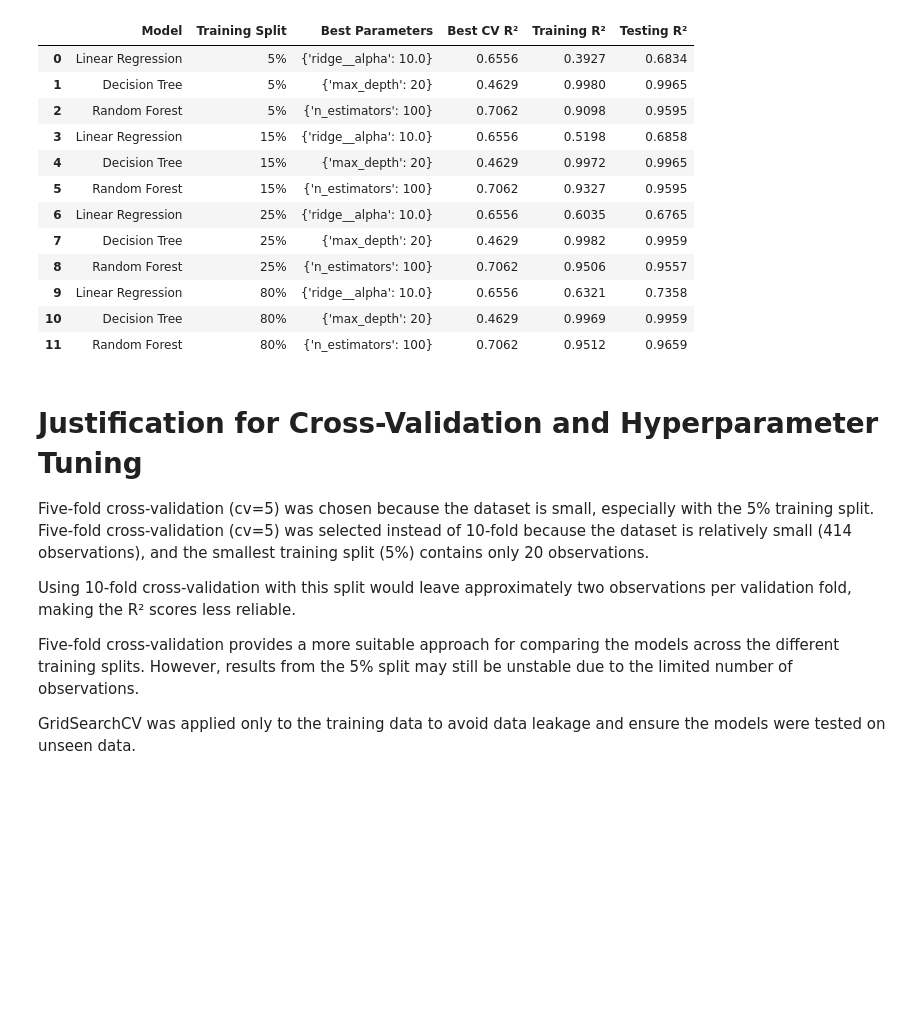
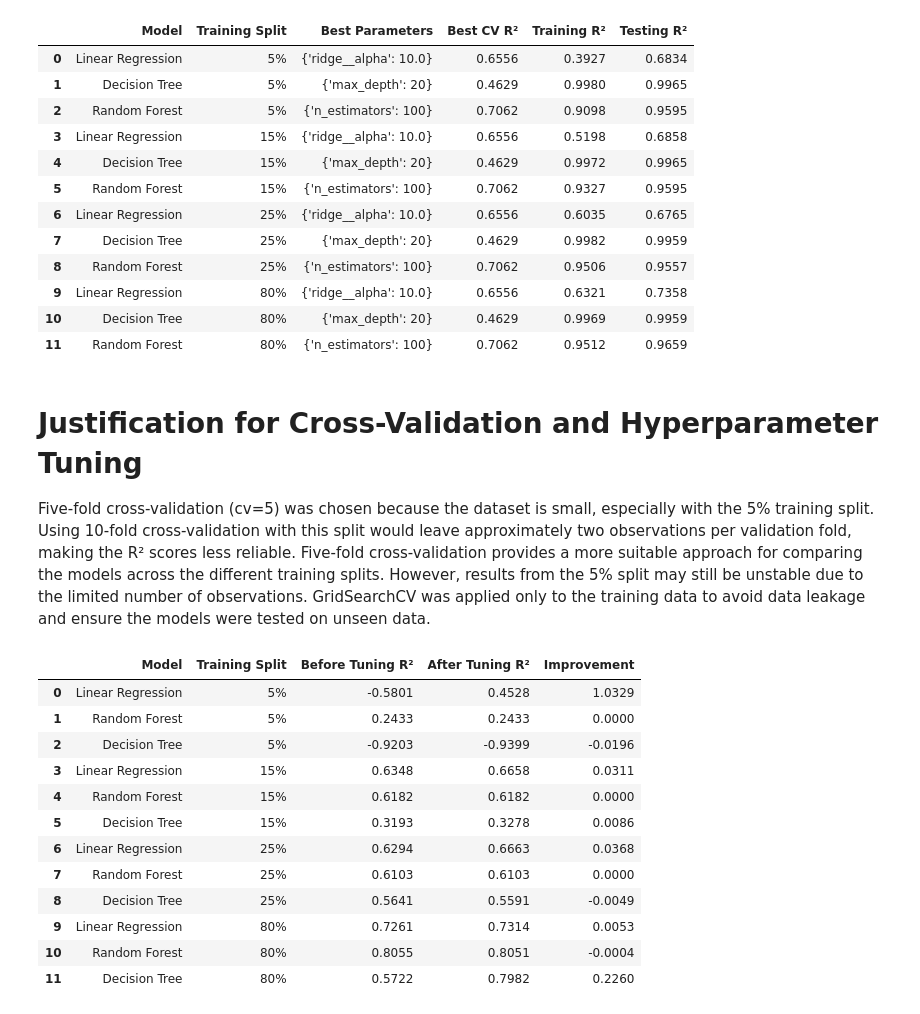
Before and after one commit to sba25049-boop/ML-CA1_sba25049_1126, a Jupyter notebook: Mariana_Garcia_sba25049_CA1.ipynb, the cells around one changed output. Cells and saved outputs as stored; diff of their text form; code cells hidden in the pictures; blank space fills up the shorter version.

```diff
--- a/Mariana_Garcia_sba25049_CA1.ipynb
+++ b/Mariana_Garcia_sba25049_CA1.ipynb
@@ -1593,11 +1593,41 @@ display(tuning_df.round(4))
 # %% [markdown]
 # Justification for Cross-Validation and Hyperparameter Tuning
 Five-fold cross-validation (cv=5) was chosen because the dataset is small, especially with the 5% training split.
-Five-fold cross-validation (cv=5) was selected instead of 10-fold because the dataset is relatively small (414 observations), and the smallest training split (5%) contains only 20 observations.
-
 Using 10-fold cross-validation with this split would leave approximately two observations per validation fold, making the R² scores less reliable.
-
 Five-fold cross-validation provides a more suitable approach for comparing the models across the different training splits. However, results from the 5% split may still be unstable due to the limited number of observations.
-
-
 GridSearchCV was applied only to the training data to avoid data leakage and ensure the models were tested on unseen data.
+# %%
+# Compare results before and after tuning
+
+comparison_df = metrics_df[
+    ["Model", "Training Split", "Test R²"]
+].merge(
+    tuning_df[["Model", "Training Split", "Testing R²"]],
+    on=["Model", "Training Split"]
+)
+
+comparison_df = comparison_df.rename(columns={
+    "Test R²": "Before Tuning R²",
+    "Testing R²": "After Tuning R²"
+})
+
+comparison_df["Improvement"] = (
+    comparison_df["After Tuning R²"] -
+    comparison_df["Before Tuning R²"]
+)
+
+display(comparison_df.round(4))
+# %% [output]
+|  | Model | Training Split | Before Tuning R² | After Tuning R² | Improvement |
+| 0 | Linear Regression | 5% | -0.5801 | 0.4528 | 1.0329 |
+| 1 | Random Forest | 5% | 0.2433 | 0.2433 | 0.0000 |
+| 2 | Decision Tree | 5% | -0.9203 | -0.9399 | -0.0196 |
+| 3 | Linear Regression | 15% | 0.6348 | 0.6658 | 0.0311 |
+| 4 | Random Forest | 15% | 0.6182 | 0.6182 | 0.0000 |
+| 5 | Decision Tree | 15% | 0.3193 | 0.3278 | 0.0086 |
+| 6 | Linear Regression | 25% | 0.6294 | 0.6663 | 0.0368 |
+| 7 | Random Forest | 25% | 0.6103 | 0.6103 | 0.0000 |
+| 8 | Decision Tree | 25% | 0.5641 | 0.5591 | -0.0049 |
+| 9 | Linear Regression | 80% | 0.7261 | 0.7314 | 0.0053 |
+| 10 | Random Forest | 80% | 0.8055 | 0.8051 | -0.0004 |
+| 11 | Decision Tree | 80% | 0.5722 | 0.7982 | 0.2260 |
```
Also changed, not shown: parts of 4 cells of this notebook.
